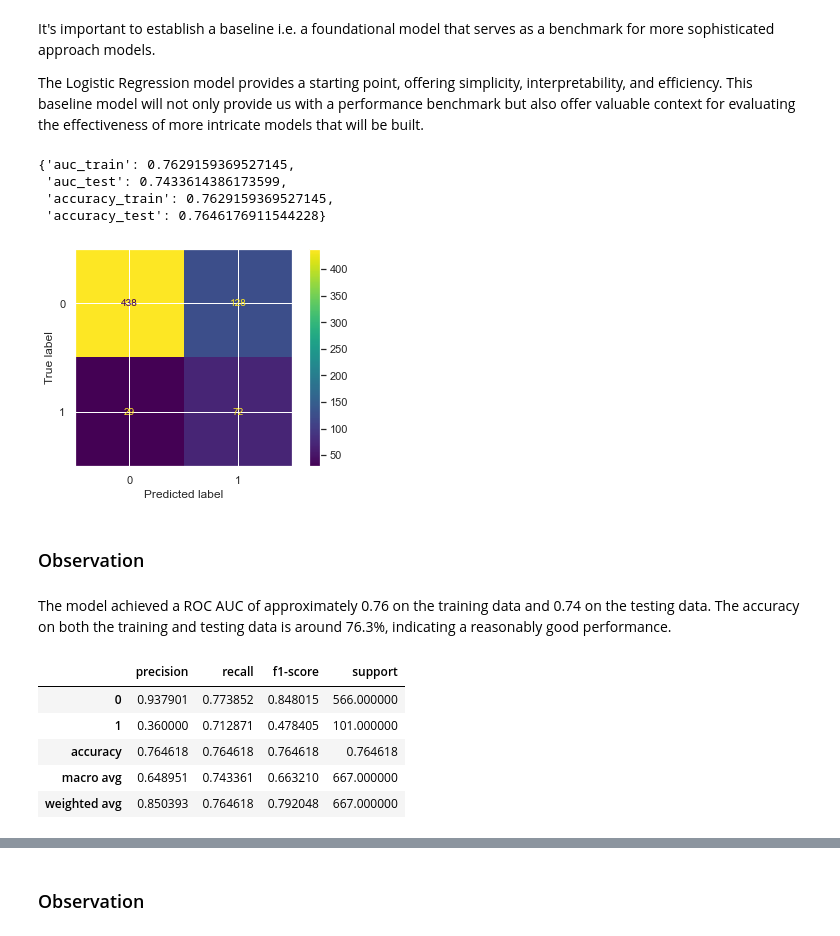
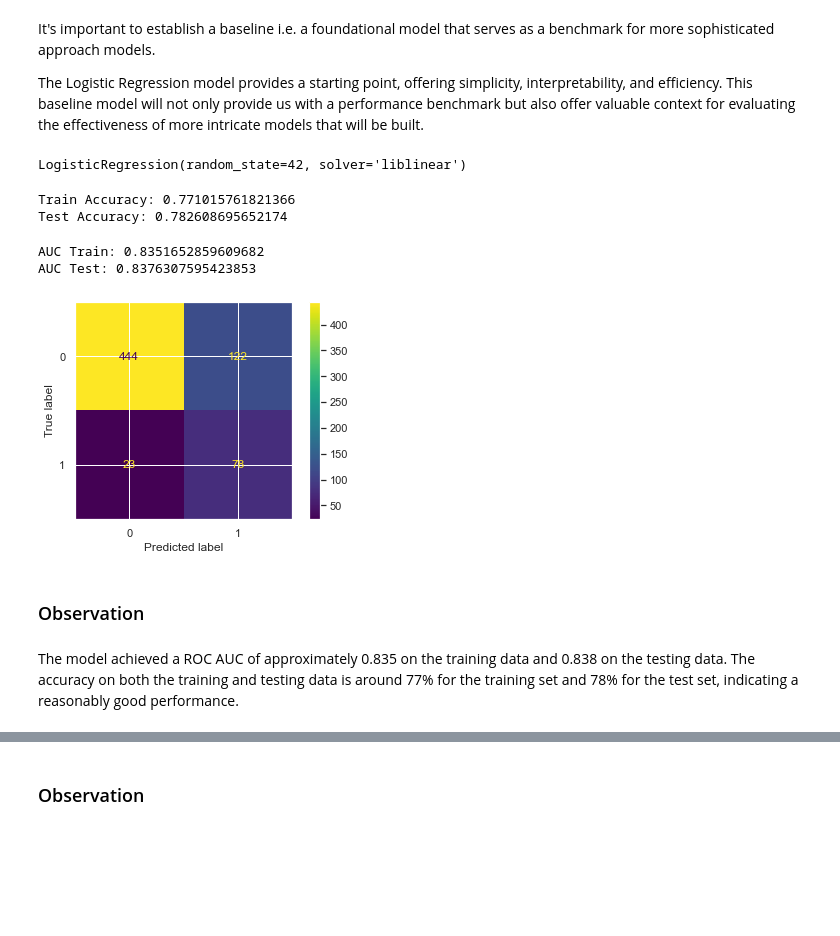
Before and after one commit to frankkiptoo/Phase-3-Project-SyriaTel-Customer-Churn-Prediction, a Jupyter notebook: student.ipynb, the cells around one changed output, grey strips where cells are left out. Saved outputs shown, nothing was run; the diff lists cells and outputs as text; code cells hidden in the pictures; blank space fills up the shorter version.

```diff
--- a/student.ipynb
+++ b/student.ipynb
@@ -636,8 +636,8 @@ X_train_resampled, y_train_resampled = smote.fit_resample(X_train, y_train)
 # Previous original class distribution
 print('Original class distribution: \n')
 print(y.value_counts())
-smote = SMOTE()
-X_train_resampled, y_train_resampled = smote.fit_resample(X_train, y_train)
+smote = SMOTE(random_state=42)
+X_train_resampled, y_train_resampled = smote.fit_resample(X_train_scaled, y_train)
 # Preview synthetic sample class distribution
 print('-----------------------------------------')
 print('Synthetic sample class distribution: \n')
@@ -665,13 +665,7 @@ This baseline model will not only provide us with a performance benchmark but al
 # Create an instance of Logistic Regression
 logreg = LogisticRegression(solver='liblinear', random_state=42)
 
-# Fit the model on the training data
+# Fit the Logistic Regression model on the resampled training data
 logreg.fit(X_train_resampled, y_train_resampled)
-
-# Predict on the training and testing data
-y_train_pred = logreg.predict(X_train_resampled)
-y_test_pred_1 = logreg.predict(X_test)
-
-# Calculate accuracy on the training and testing data
-train_accuracy = accuracy_score(y_train_resampled, y_train_pred)
-test_accuracy = accuracy_score(y_test, y_test_pred_1)
+# %% [output]
+LogisticRegression(random_state=42, solver='liblinear')
@@ -714,24 +672,37 @@ def generate_classification_report(y_true, y_pred):
-# %%
-# Check baseline model metrics and generate confusion matrix
-evaluate_model_metrics(logreg, X_train_resampled,y_train_resampled, X_test, y_test)
-# %% [output]
-{'auc_train': 0.7629159369527145,
- 'auc_test': 0.7433614386173599,
- 'accuracy_train': 0.7629159369527145,
- 'accuracy_test': 0.7646176911544228}
-[figure, removed]
+# %%
+# Calculate train accuracy
+train_accuracy = logreg.score(X_train_resampled, y_train_resampled)
+
+# Calculate test accuracy
+test_accuracy = logreg.score(X_test_scaled, y_test)
+
+# Print the train and test accuracies
+print("Train Accuracy:", train_accuracy)
+print("Test Accuracy:", test_accuracy)
+# %% [output]
+Train Accuracy: 0.771015761821366
+Test Accuracy: 0.782608695652174
+# %%
+# Calculate AUC for train set
+y_train_pred_proba = logreg.predict_proba(X_train_resampled)[:, 1]
+auc_train = roc_auc_score(y_train_resampled, y_train_pred_proba)
+
+# Calculate AUC for test set
+y_test_pred_proba = logreg.predict_proba(X_test_scaled)[:, 1]
+auc_test = roc_auc_score(y_test, y_test_pred_proba)
+
+# Visualize confusion matrix for test set
+cm_test = confusion_matrix(y_test, logreg.predict(X_test_scaled))
+ConfusionMatrixDisplay(confusion_matrix=cm_test).plot()
+
+# Print AUC scores
+print("AUC Train:", auc_train)
+print("AUC Test:", auc_test)
+# %% [output]
+AUC Train: 0.8351652859609682
+AUC Test: 0.8376307595423853
+[figure, added]
 # %% [markdown]
 ### Observation
 # %% [markdown]
-The model achieved a ROC AUC of approximately 0.76 on the training data and 0.74 on the testing data. The accuracy on both the training and testing data is around 76.3%, indicating a reasonably good performance.
+The model achieved a ROC AUC of approximately 0.835 on the training data and 0.838 on the testing data. The accuracy on both the training and testing data is around 77% for the training set and 78% for the test set, indicating a reasonably good performance.
-# %%
-# Classifification report for the baseline model
-Class_report = generate_classification_report(y_test, y_test_pred_1)
-Class_report
-# %% [output]
-|  | precision | recall | f1-score | support |
-| 0 | 0.937901 | 0.773852 | 0.848015 | 566.000000 |
-| 1 | 0.360000 | 0.712871 | 0.478405 | 101.000000 |
-| accuracy | 0.764618 | 0.764618 | 0.764618 | 0.764618 |
-| macro avg | 0.648951 | 0.743361 | 0.663210 | 667.000000 |
-| weighted avg | 0.850393 | 0.764618 | 0.792048 | 667.000000 |
```
Also changed, not shown: parts of 61 cells of this notebook.
